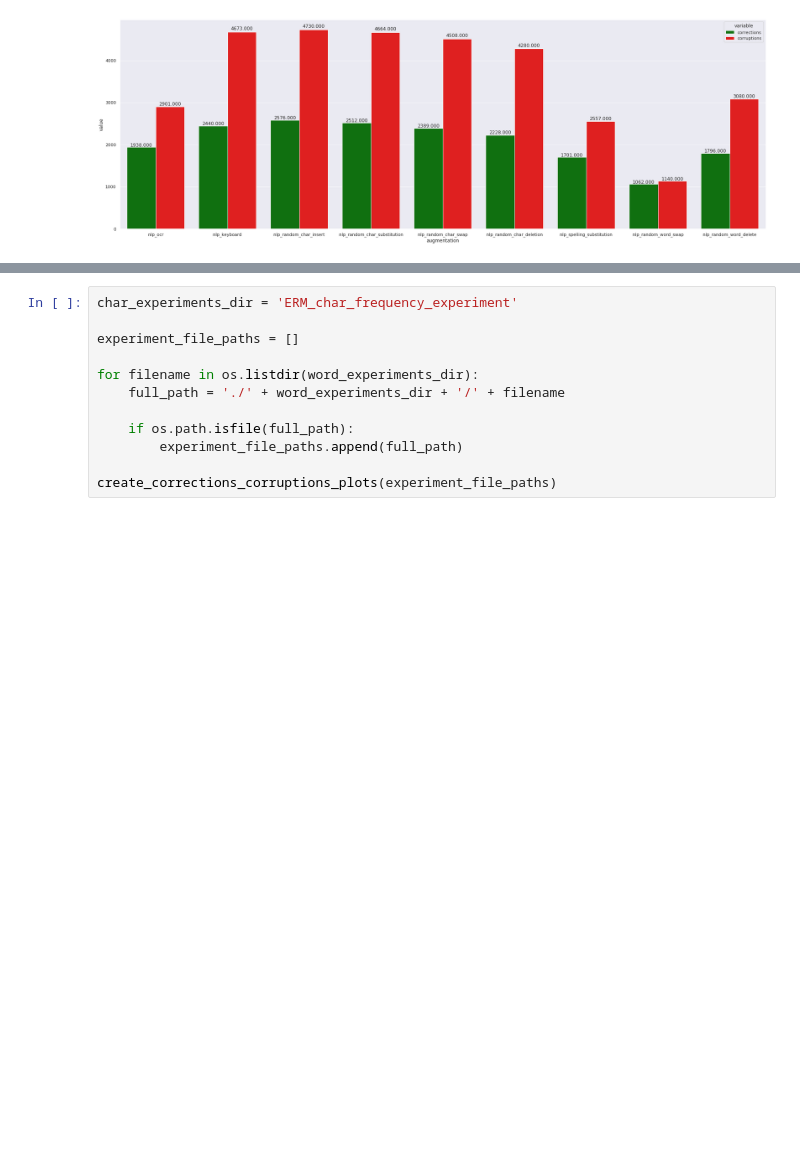
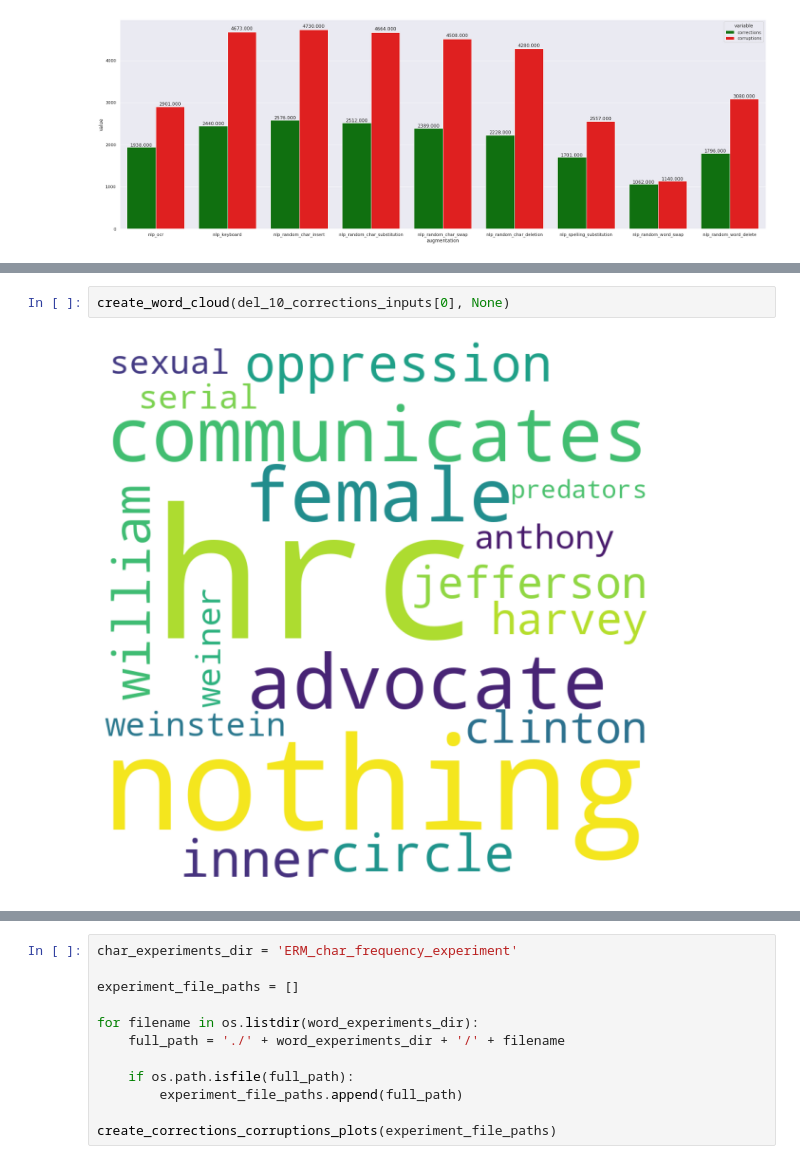
Before and after one commit to divyashan/tta_research, a Jupyter notebook: wilds_amazon_validation.ipynb, the cells around one changed output, grey strips where cells are left out. Cells and saved outputs as stored; diff of their text form; blank space fills up the shorter version.

```diff
--- a/wilds_amazon_validation.ipynb
+++ b/wilds_amazon_validation.ipynb
@@ -899,0 +939,4 @@ Defending unborn fetuses while ignoring the health of the mother, who may not be
+# %%
+create_word_cloud(del_10_corrections_inputs[0], None)
+# %% [output]
+[figure, added]
```
Also changed, not shown: parts of 33 cells of this notebook.
